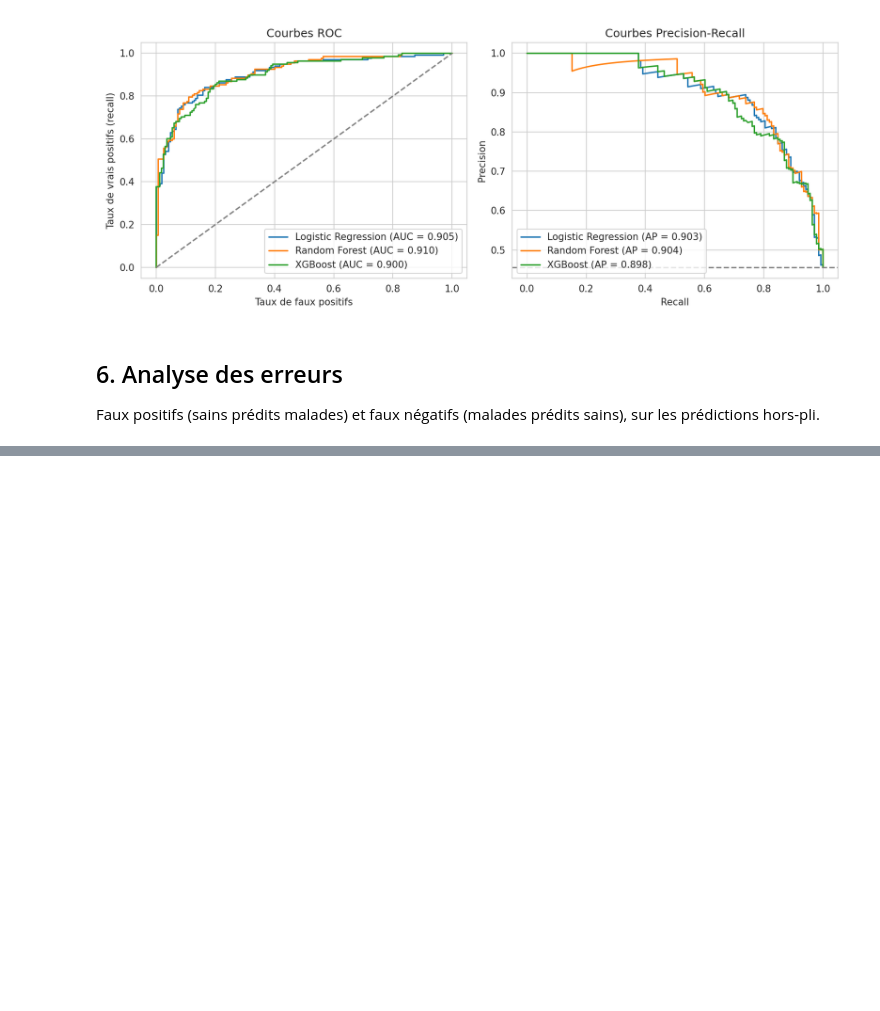
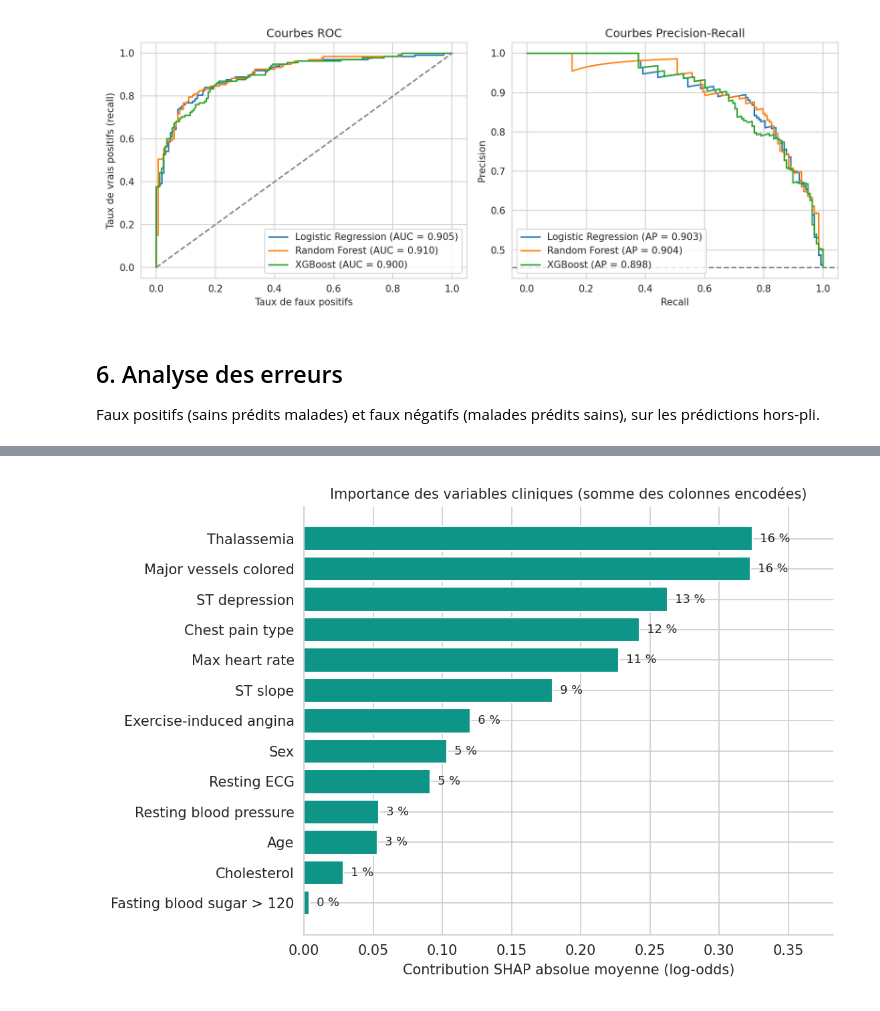
Before and after one commit to dohamly/heart-disease-shap, a Jupyter notebook: notebooks/heart_disease_analysis.ipynb, the cells around one changed output, grey strips where cells are left out. Drawn from its saved outputs; the diff is of its cells as text; code cells hidden in the pictures; blank space fills up the shorter version.

```diff
--- a/notebooks/heart_disease_analysis.ipynb
+++ b/notebooks/heart_disease_analysis.ipynb
@@ -304,0 +307,4 @@ shap.plots.waterfall(sv[0], max_display=10)
+# %%
+Image("../models/shap_bar_plot.png")
+# %% [output]
+[figure, added]
```
Also changed, not shown: parts of 19 cells of this notebook, 17 other files.
